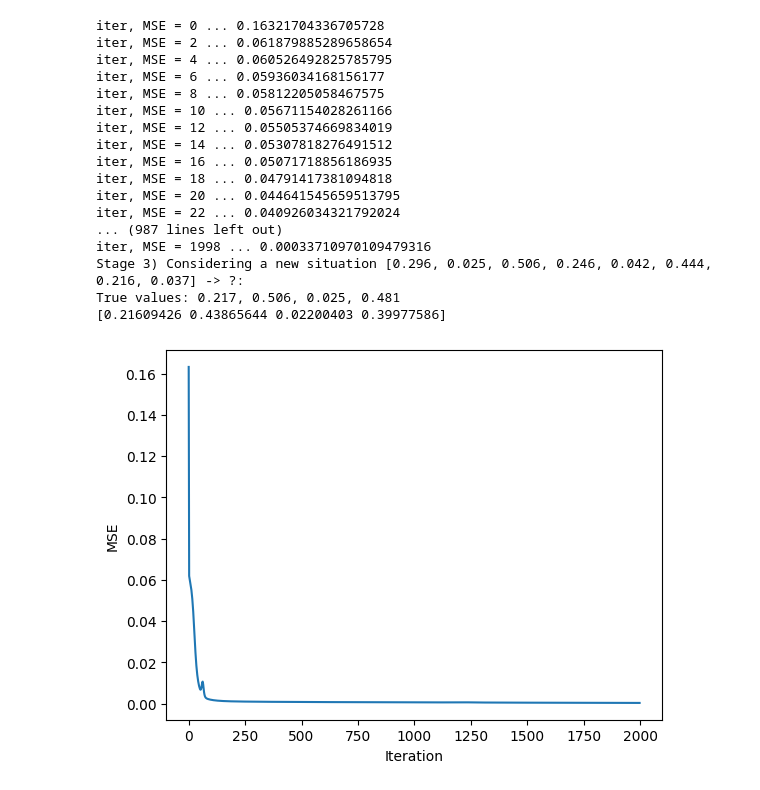
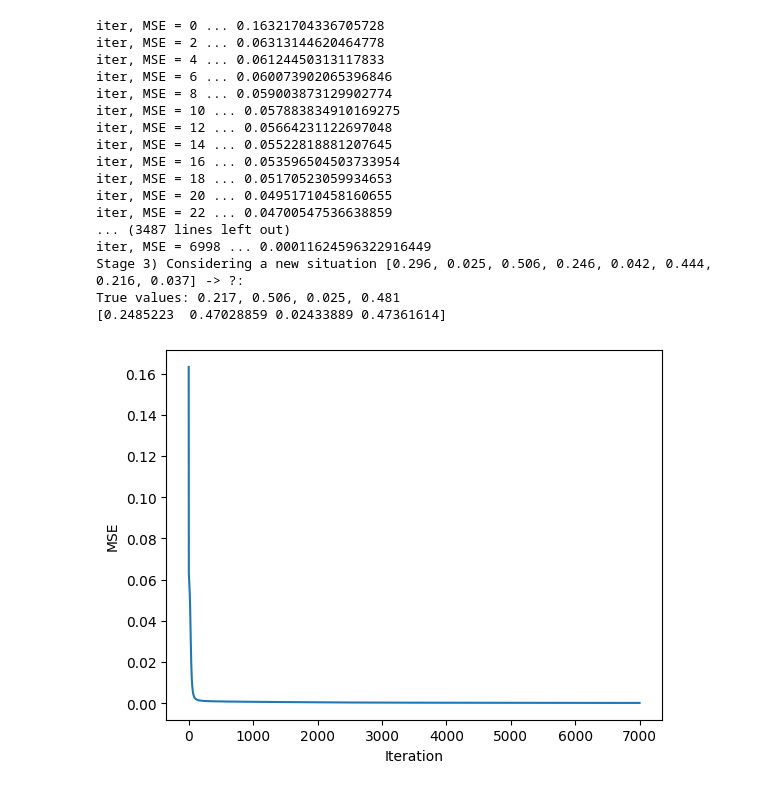
Before and after one commit to Misha-private/Demo-repo, a Jupyter notebook: NN_extensions2.ipynb, the cells around one changed output. Saved outputs shown, nothing was run; the diff lists cells and outputs as text; code cells hidden in the pictures.

```diff
--- a/NN_extensions2.ipynb
+++ b/NN_extensions2.ipynb
@@ -2,7 +2,7 @@
 <a href="https://colab.research.google.com/github/Misha-private/Demo-repo/blob/main/NN_extensions2.ipynb" target="_parent"><img src="https://colab.research.google.com/assets/colab-badge.svg" alt="Open In Colab"/></a>
 # %%
 #
-# Using four output layers
+# Four output cells
 # Three layers
 #
 import numpy as np
@@ -65,10 +65,12 @@ class NeuralNetwork():
             layer2_adjustment = output_from_layer_1.T.dot(layer2_delta)
             layer3_adjustment = output_from_layer_2.T.dot(layer3_delta)
 
+            alpha = 0.75
+
             # Adjust the weights.
-            self.layer1.synaptic_weights += layer1_adjustment *0.9
-            self.layer2.synaptic_weights += layer2_adjustment *0.9
-            self.layer3.synaptic_weights += layer3_adjustment *0.9
+            self.layer1.synaptic_weights += layer1_adjustment * alpha
+            self.layer2.synaptic_weights += layer2_adjustment * alpha
+            self.layer3.synaptic_weights += layer3_adjustment * alpha
 
     # Plot MSE
     def plot_mse(self, err_acum, iter_acum):
@@ -110,7 +112,7 @@ if __name__ == "__main__":
     layer2 = NeuronLayer(8, 10)
 
     # Create layer 3 (4 neuron with 10 inputs)
-    layer3 = NeuronLayer(4, 8)
+    layer3 = NeuronLayer(4,8)
 
 
     # Combine the layers to create a neural network
@@ -139,46 +141,46 @@ if __name__ == "__main__":
     Max= 0.506
     Min= 0.025
     Max - Min= 0.481
     '''
     training_set_outputs = array([[ 0.228 ,0.458 ,0.221 ,0.114 ,0.110 ,0.033 ,0.035 ,0.167 ,0.137 ,0.198 ],
                                   [ 0.856 ,0.952 ,1.000 ,0.198 ,0.198 ,0.099 ,0.099 ,0.700 ,0.269 ,0.494],
                                   [ 0.009 ,0.014 ,0.000 ,0.010 ,0.049 ,0.013 ,0.011 ,0.049 ,0.000 ,0.023 ],
                                   [ 0.847 ,0.938 ,1.000 ,0.188 ,0.149 ,0.086 ,0.088 ,0.651 ,0.269 ,0.471 ]]).T
 
     # Train the neural network using the training set
     # Do it 60,000 times and make small adjustments each time.
 
     err_acum = []
     iter_acum = []
 
     neural_network.train(training_set_inputs, training_set_outputs, err_acum, iter_acum,
-                         iteration_increment=2, number_of_training_iterations=2000)
+                         iteration_increment=2, number_of_training_iterations=7000)
     neural_network.plot_mse(err_acum, iter_acum)
 
     #print("Stage 2) New synaptic weights after training: ")
     #neural_network.print_weights()
 
     # Test the neural network with a new situation.
     print ("Stage 3) Considering a new situation [0.296, 0.025, 0.506, 0.246, 0.042, 0.444, 0.216, 0.037] -> ?: ")
     hidden_stata1,hidden_state2, output = neural_network.think(array([0.296, 0.144, 0.025, 0.506, 0.246, 0.042, 0.444, 0.216, 0.037]))
     print('True values: 0.217, 0.506, 0.025, 0.481')
     print(output)
 # %% [output]
 iter, MSE = 0 ... 0.16321704336705728
-iter, MSE = 2 ... 0.061879885289658654
-iter, MSE = 4 ... 0.060526492825785795
-iter, MSE = 6 ... 0.05936034168156177
-iter, MSE = 8 ... 0.05812205058467575
-iter, MSE = 10 ... 0.05671154028261166
-iter, MSE = 12 ... 0.05505374669834019
-iter, MSE = 14 ... 0.05307818276491512
-iter, MSE = 16 ... 0.05071718856186935
-iter, MSE = 18 ... 0.04791417381094818
-iter, MSE = 20 ... 0.044641545659513795
-iter, MSE = 22 ... 0.040926034321792024
-... (987 lines left out)
-iter, MSE = 1998 ... 0.00033710970109479316
+iter, MSE = 2 ... 0.06313144620464778
+iter, MSE = 4 ... 0.06124450313117833
+iter, MSE = 6 ... 0.060073902065396846
+iter, MSE = 8 ... 0.059003873129902774
+iter, MSE = 10 ... 0.057883834910169275
+iter, MSE = 12 ... 0.05664231122697048
+iter, MSE = 14 ... 0.05522818881207645
+iter, MSE = 16 ... 0.053596504503733954
+iter, MSE = 18 ... 0.05170523059934653
+iter, MSE = 20 ... 0.04951710458160655
+iter, MSE = 22 ... 0.04700547536638859
+... (3487 lines left out)
+iter, MSE = 6998 ... 0.00011624596322916449
 Stage 3) Considering a new situation [0.296, 0.025, 0.506, 0.246, 0.042, 0.444, 0.216, 0.037] -> ?:
 True values: 0.217, 0.506, 0.025, 0.481
-[0.21609426 0.43865644 0.02200403 0.39977586]
+[0.2485223  0.47028859 0.02433889 0.47361614]
-[figure, old version]
+[figure, new version]
```
